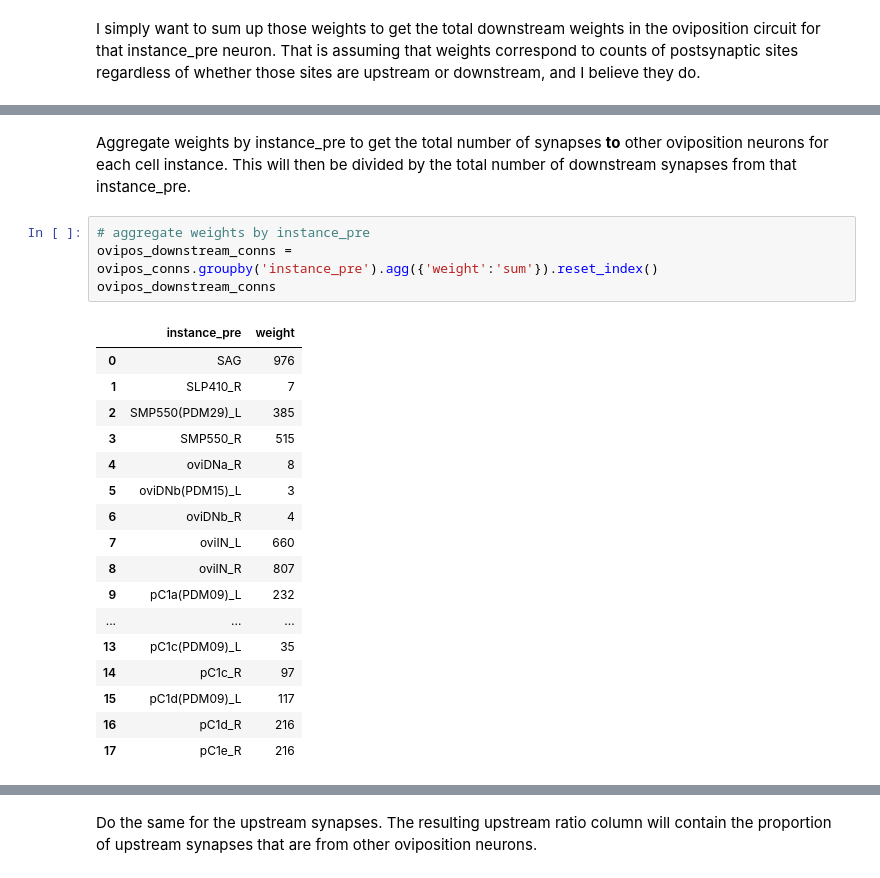
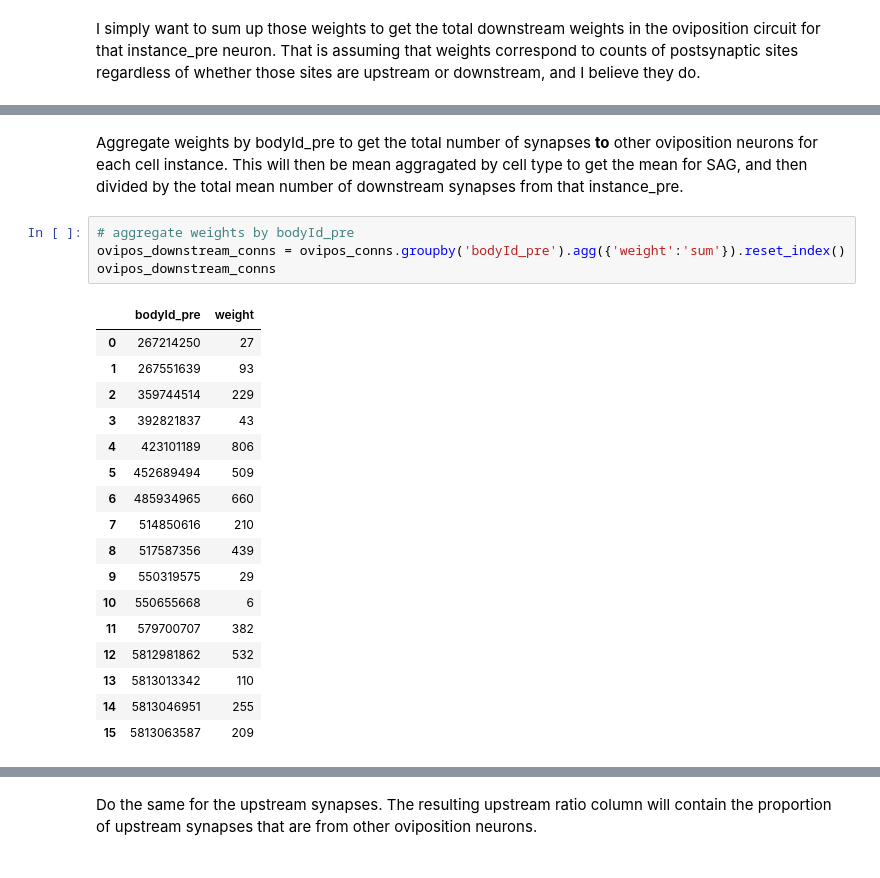
Before and after one commit to Gutierrez-lab/oviIN-inputs, a Jupyter notebook: oviposition_circuit.ipynb, the cells around one changed output, grey strips where cells are left out. Cells and saved outputs as stored; diff of their text form.

```diff
--- a/oviposition_circuit.ipynb
+++ b/oviposition_circuit.ipynb
@@ -532,24 +528,24 @@ ovipos_conns[ovipos_conns['instance_pre']=='pC1c_R']['weight'].sum()
 # %% [markdown]
-Aggregate weights by instance_pre to get the total number of synapses **to** other oviposition neurons for each cell instance. This will then be divided by the total number of downstream synapses from that instance_pre.
+Aggregate weights by bodyId_pre to get the total number of synapses **to** other oviposition neurons for each cell instance. This will then be mean aggragated by cell type to get the mean for SAG, and then divided by the total mean number of downstream synapses from that instance_pre.
 # %%
-# aggregate weights by instance_pre
-ovipos_downstream_conns = ovipos_conns.groupby('instance_pre').agg({'weight':'sum'}).reset_index()
+# aggregate weights by bodyId_pre
+ovipos_downstream_conns = ovipos_conns.groupby('bodyId_pre').agg({'weight':'sum'}).reset_index()
 ovipos_downstream_conns
 # %% [output]
-|  | instance_pre | weight |
-| 0 | SAG | 976 |
-| 1 | SLP410_R | 7 |
-| 2 | SMP550(PDM29)_L | 385 |
-| 3 | SMP550_R | 515 |
-| 4 | oviDNa_R | 8 |
-| 5 | oviDNb(PDM15)_L | 3 |
-| 6 | oviDNb_R | 4 |
-| 7 | oviIN_L | 660 |
-| 8 | oviIN_R | 807 |
-| 9 | pC1a(PDM09)_L | 232 |
-| ... | ... | ... |
-| 13 | pC1c(PDM09)_L | 35 |
-| 14 | pC1c_R | 97 |
-| 15 | pC1d(PDM09)_L | 117 |
-| 16 | pC1d_R | 216 |
-| 17 | pC1e_R | 216 |
+|  | bodyId_pre | weight |
+| 0 | 267214250 | 27 |
+| 1 | 267551639 | 93 |
+| 2 | 359744514 | 229 |
+| 3 | 392821837 | 43 |
+| 4 | 423101189 | 806 |
+| 5 | 452689494 | 509 |
+| 6 | 485934965 | 660 |
+| 7 | 514850616 | 210 |
+| 8 | 517587356 | 439 |
+| 9 | 550319575 | 29 |
+| 10 | 550655668 | 6 |
+| 11 | 579700707 | 382 |
+| 12 | 5812981862 | 532 |
+| 13 | 5813013342 | 110 |
+| 14 | 5813046951 | 255 |
+| 15 | 5813063587 | 209 |
```
Also changed, not shown: parts of 37 cells of this notebook, 2 other files.
